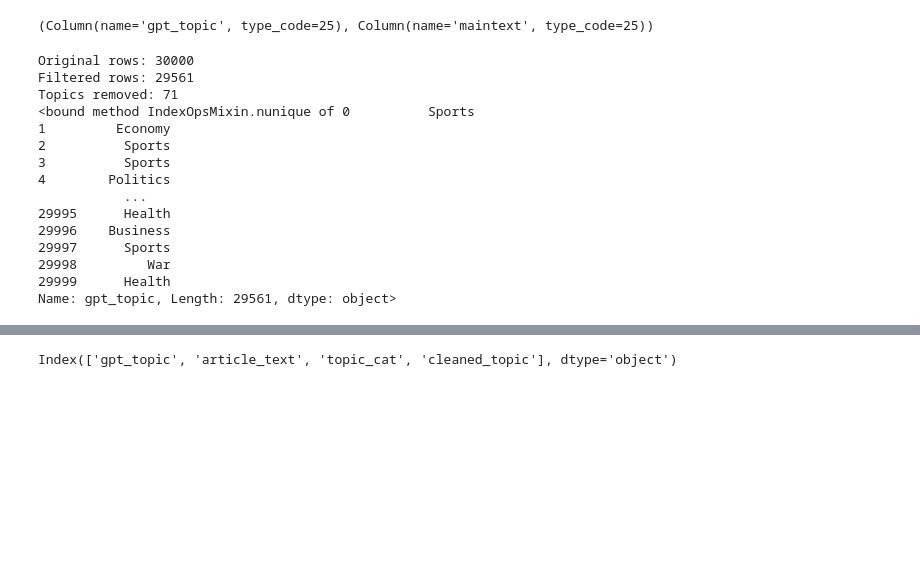
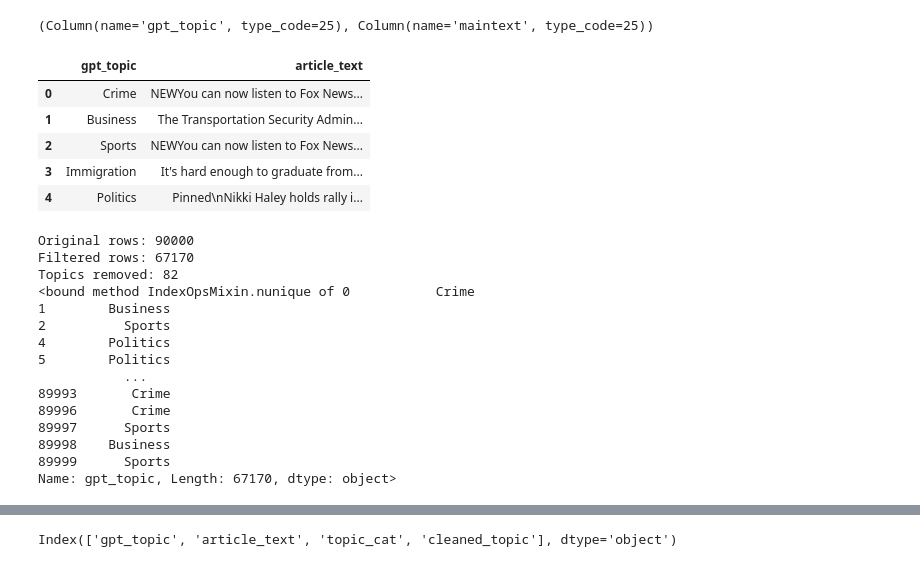
Before and after one commit to Ry-Rousseau/frame-delta, a Jupyter notebook: notebooks/topic_classifier_bert_v2.ipynb, the cells around one changed output, grey strips where cells are left out. Cells and saved outputs as stored; diff of their text form; code cells hidden in the pictures; blank space fills up the shorter version.

```diff
--- a/notebooks/topic_classifier_bert_v2.ipynb
+++ b/notebooks/topic_classifier_bert_v2.ipynb
@@ -68,14 +68,28 @@ df.head()
 del result
 # %% [output]
 (Column(name='gpt_topic', type_code=25), Column(name='maintext', type_code=25))
+# %%
+df.head()
+# %% [output]
+|  | gpt_topic | article_text |
+| 0 | Crime | NEWYou can now listen to Fox News... |
+| 1 | Business | The Transportation Security Admin... |
+| 2 | Sports | NEWYou can now listen to Fox News... |
+| 3 | Immigration | It's hard enough to graduate from... |
+| 4 | Politics | Pinned\nNikki Haley holds rally i... |
 # %%
 ## ESSENTIAL DATA FILTERING
 # REMOVE rows that have less than 10 observations for the topic
+# AND remove rows with less than 100 characters
 
 counts = df.groupby('gpt_topic')['gpt_topic'].transform('count')
 
 # 2. Filter the DataFrame
 df_filtered = df[counts >= 10].copy()
+
+# Remove less than 100 characters
+min_words = 100
+df_filtered = df_filtered[df_filtered['article_text'].str.split().str.len() >= min_words]
 
 # 3. Check the result
 print(f"Original rows: {len(df)}")
@@ -87,21 +101,21 @@ del df_filtered, counts
 
 print(df['gpt_topic'].nunique)
 # %% [output]
-Original rows: 30000
-Filtered rows: 29561
-Topics removed: 71
-<bound method IndexOpsMixin.nunique of 0          Sports
-1         Economy
+Original rows: 90000
+Filtered rows: 67170
+Topics removed: 82
+<bound method IndexOpsMixin.nunique of 0           Crime
+1        Business
 2          Sports
-3          Sports
 4        Politics
+5        Politics
            ...
-29995      Health
-29996    Business
-29997      Sports
-29998         War
-29999      Health
-Name: gpt_topic, Length: 29561, dtype: object>
+89993       Crime
+89996       Crime
+89997      Sports
+89998    Business
+89999      Sports
+Name: gpt_topic, Length: 67170, dtype: object>
 # %%
 # Consolidating labels to ~20 labels
 category_mapping = {
```
Also changed, not shown: parts of 14 cells of this notebook, 4 other files.
